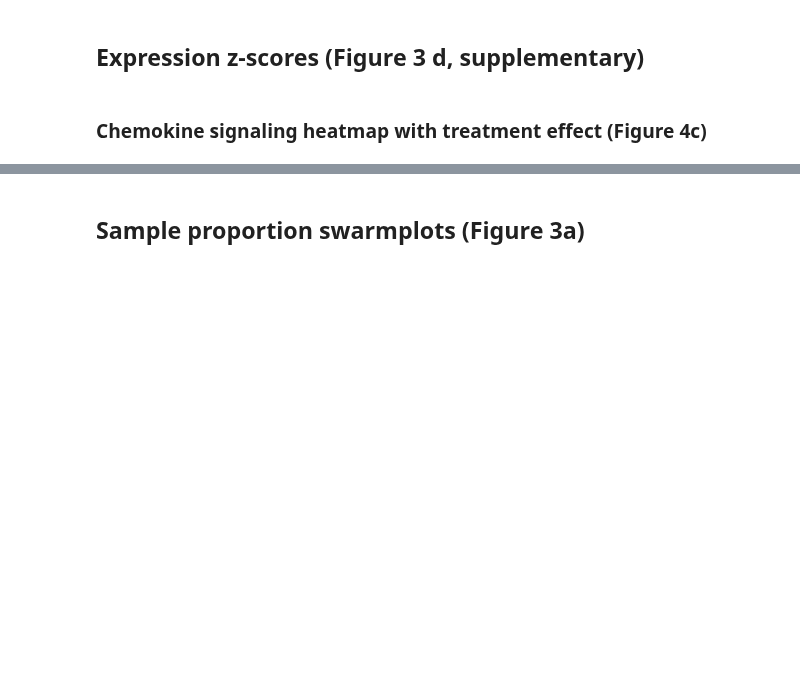
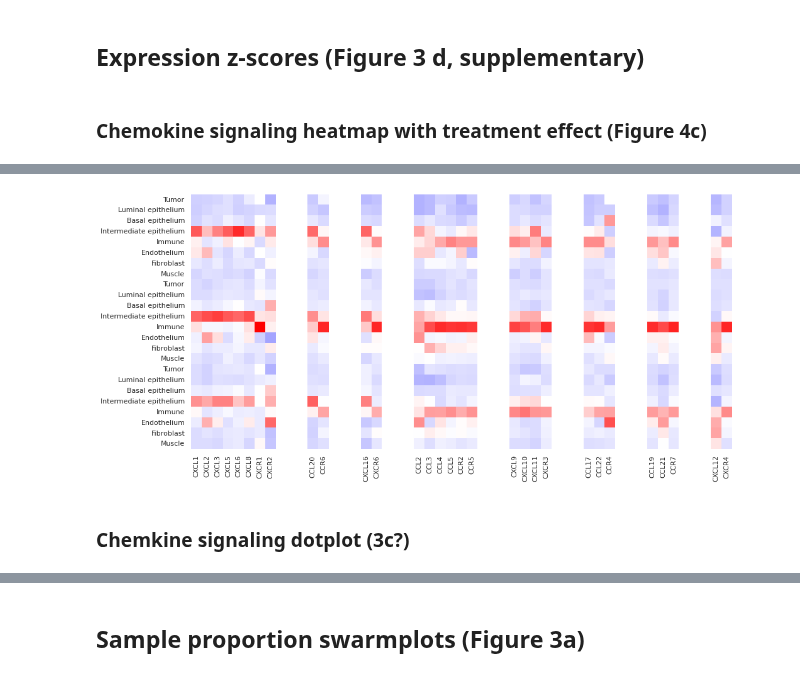
Before and after one commit to akiviaho/spatial, a Jupyter notebook: notebooks/spatial-gene-expression-analysis.ipynb, the cells around one changed output, grey strips where cells are left out. Saved outputs shown, nothing was run; the diff lists cells and outputs as text; code cells hidden in the pictures; blank space fills up the shorter version.

```diff
--- a/notebooks/spatial-gene-expression-analysis.ipynb
+++ b/notebooks/spatial-gene-expression-analysis.ipynb
@@ -207,0 +248,44 @@ plt.show()
+# %%
+markers_to_keep = ['CXCL1','CXCL2','CXCL3','CXCL5','CXCL6','CXCL8','CXCR1','CXCR2',
+                    'CCL2','CCL3','CCL4','CCL5','CCR2','CCR5',
+                    'CXCL9','CXCL10','CXCL11','CXCR3',
+                    'CCL17','CCL22','CCR4',
+                    'CCL19','CCL21','CCR7',
+                    'CCL20','CCR6',
+                    'CXCL12','CXCR4',
+                    'CXCL16','CXCR6'
+                    ]
+
+chemokine_markers_filtered = chemokine_markers[chemokine_markers['gene'].isin(markers_to_keep)]
+
+from scipy.stats import zscore
+
+sns.set_theme(style='white')
+plot_df = cytokine_expression_df.copy()
+plot_df = plot_df.apply(lambda x: zscore(x, nan_policy='omit'))
+
+# Set nan dividers into the gene order to prohibit extensive editing in affinity designer
+plot_df[''] = np.nan
+
+new_idx = []
+ctypes = chemokine_markers_filtered['cell type'].unique()
+for ct in ctypes:
+    lst = chemokine_markers_filtered[chemokine_markers_filtered['cell type'] == ct]['gene'].tolist()
+    new_idx = new_idx + lst + ['','','']
+
+plot_df = plot_df[new_idx]
+
+# Set figure size
+fig, ax = plt.subplots(figsize=(15, 10))
+
+# Plot the heatmap
+sns.heatmap(plot_df, center=0, cmap='bwr', square=True, ax=ax,cbar=False)
+
+# Display the plot
+plt.tight_layout()
+plt.savefig('plots/normalized_gene_expression_heatmaps/chemokine_signaling_key_genes_filtered.pdf')
+plt.show()
+# %% [output]
+[figure, added]
+# %% [markdown]
+### Chemkine signaling dotplot (3c?)
```
Also changed, not shown: parts of 28 cells of this notebook.
